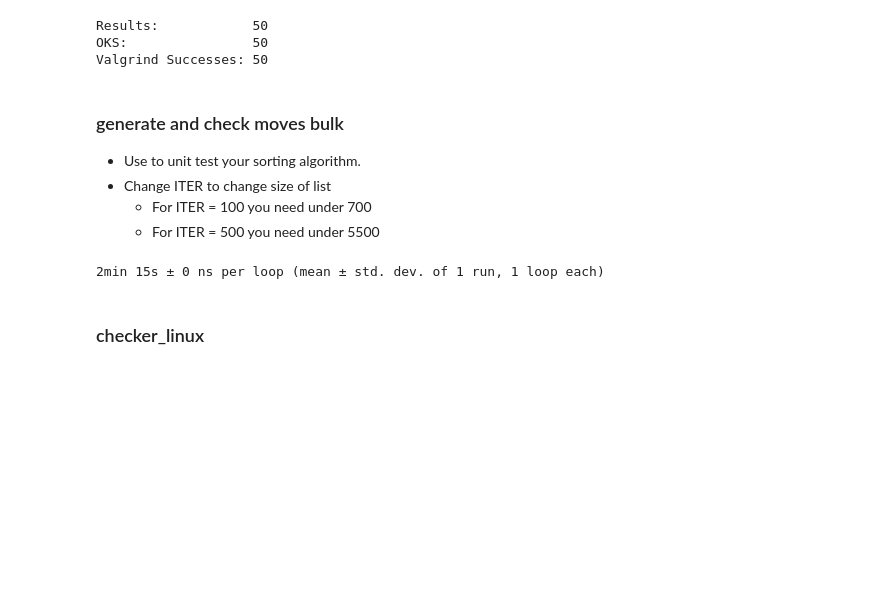
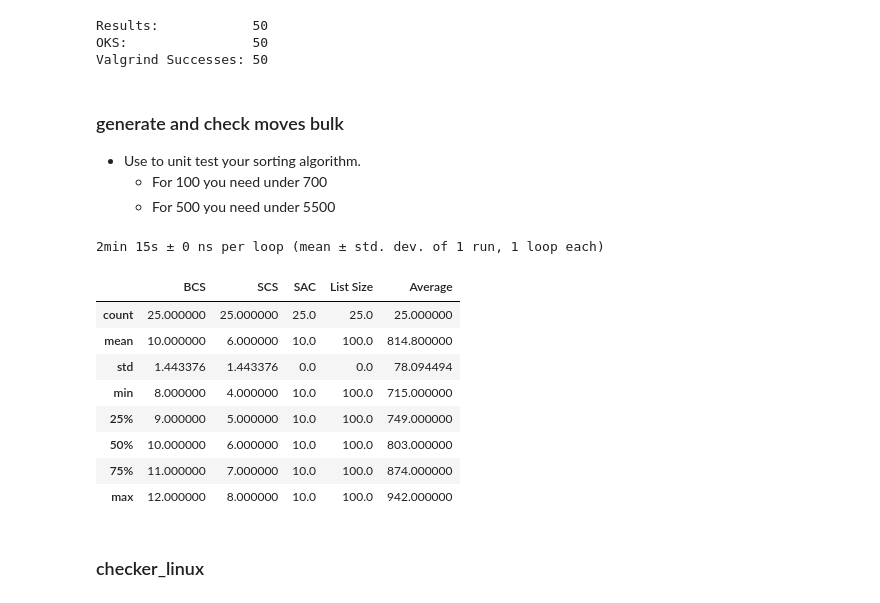
Before and after one commit to Drewski6/push_swap, a Jupyter notebook: push_swap_testing/push_swap_nb.ipynb, the cells around one changed output. Drawn from its saved outputs; the diff is of its cells as text; code cells hidden in the pictures; blank space fills up the shorter version.

```diff
--- a/push_swap_testing/push_swap_nb.ipynb
+++ b/push_swap_testing/push_swap_nb.ipynb
@@ -2213,9 +2213,8 @@ Valgrind Successes: 50
 ### generate and check moves bulk
 
 - Use to unit test your sorting algorithm.
-- Change ITER to change size of list
-	- For ITER = 100 you need under 700
-	- For ITER = 500 you need under 5500
+	- For 100 you need under 700
+	- For 500 you need under 5500
 # %%
 %%timeit -n 1 -r 1
 %%bash
@@ -2307,7 +2310,19 @@ run
 # %%
 import pandas as pd
 
-df = pd.read_csv("data.csv", "r")
+df = pd.read_csv("data100.csv")
+# %%
+df.describe()
+# %% [output]
+|  | BCS | SCS | SAC | List Size | Average |
+| count | 25.000000 | 25.000000 | 25.0 | 25.0 | 25.000000 |
+| mean | 10.000000 | 6.000000 | 10.0 | 100.0 | 814.800000 |
+| std | 1.443376 | 1.443376 | 0.0 | 0.0 | 78.094494 |
+| min | 8.000000 | 4.000000 | 10.0 | 100.0 | 715.000000 |
+| 25% | 9.000000 | 5.000000 | 10.0 | 100.0 | 749.000000 |
+| 50% | 10.000000 | 6.000000 | 10.0 | 100.0 | 803.000000 |
+| 75% | 11.000000 | 7.000000 | 10.0 | 100.0 | 874.000000 |
+| max | 12.000000 | 8.000000 | 10.0 | 100.0 | 942.000000 |
 # %% [markdown]
 ### checker_linux
 # %% [markdown]
```
Also changed, not shown: parts of 1 cell of this notebook, 5 other files.
